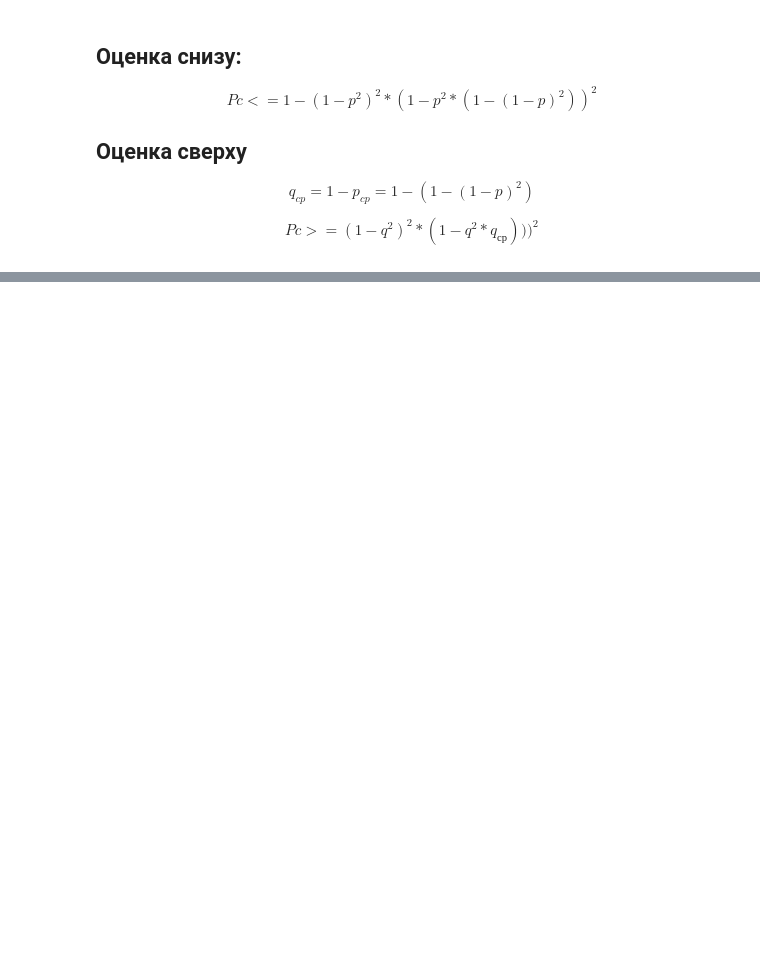
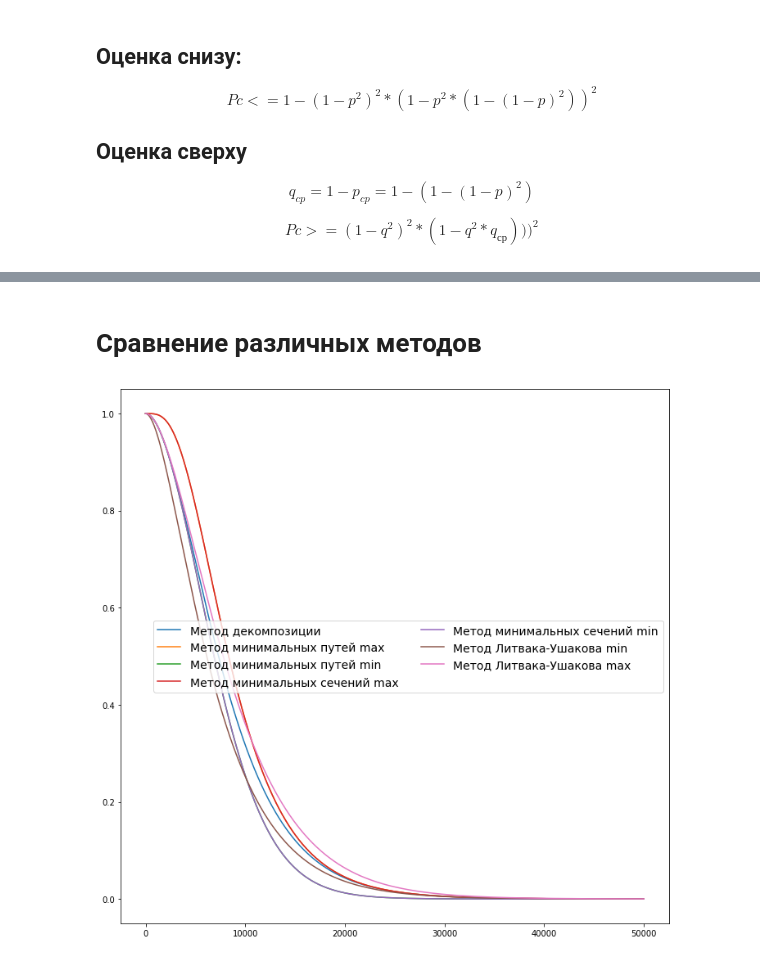
Before and after one commit to KaluginaMarina/FourthYearOfItmo, a Jupyter notebook: reliability-theory/lab1/lab1.ipynb, the cells around one changed output, grey strips where cells are left out. Saved outputs shown, nothing was run; the diff lists cells and outputs as text; code cells hidden in the pictures; blank space fills up the shorter version.

Commit message:
[надежка][lab 1] сравнение

```diff
--- a/reliability-theory/lab1/lab1.ipynb
+++ b/reliability-theory/lab1/lab1.ipynb
@@ -178,0 +300,24 @@ plt.show()
+# %% [markdown]
+# Сравнение различных методов
+# %%
+fig, ax = plt.subplots()
+
+ax.plot(x, y1, label="Метод декомпозиции")
+ax.plot(x, pc1_1, label="Метод минимальных путей max")
+ax.plot(x, pc1_2, label="Метод минимальных путей min")
+ax.plot(x, pc2_1, label="Метод минимальных сечений max")
+ax.plot(x, pc2_2, label="Метод минимальных сечений min")
+ax.plot(x, pc3_1, label="Метод Литвака-Ушакова min")
+ax.plot(x, pc3_2, label="Метод Литвака-Ушакова max")
+
+ax.legend(fontsize = 14,
+          ncol = 2,
+          title_fontsize = '14'
+         )
+
+fig.set_figwidth(12)
+fig.set_figheight(12)
+
+plt.show()
+# %% [output]
+[figure, added]
```
Also changed, not shown: parts of 10 cells of this notebook.
